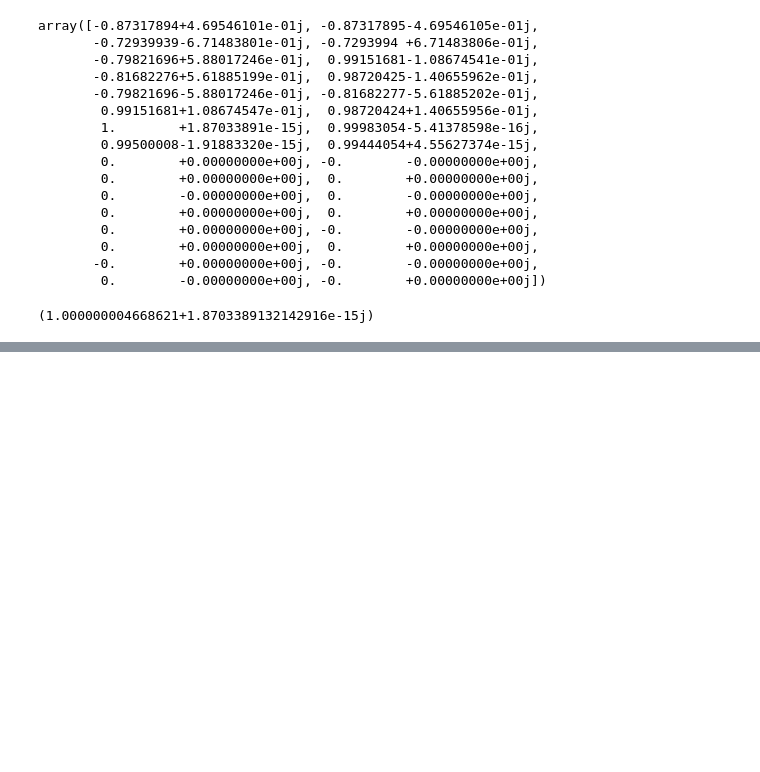
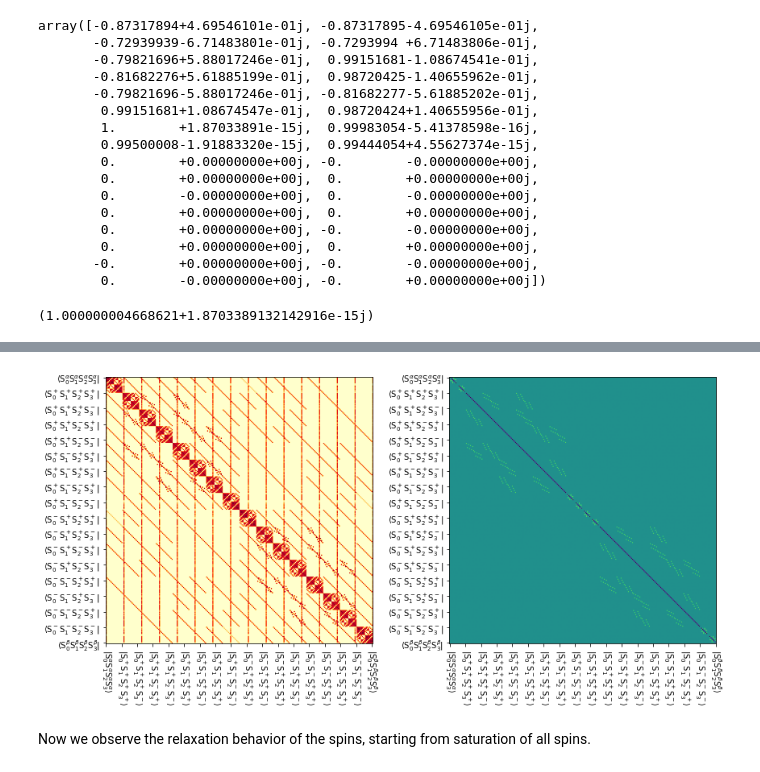
Before and after one commit to alsinmr/SLEEPY_tutorial, a Jupyter notebook: Chapters/Chapter3/Ch3_T1_NOE.ipynb, the cells around one changed output, grey strips where cells are left out. Drawn from its saved outputs; the diff is of its cells as text; code cells hidden in the pictures; blank space fills up the shorter version.

```diff
--- a/Chapters/Chapter3/Ch3_T1_NOE.ipynb
+++ b/Chapters/Chapter3/Ch3_T1_NOE.ipynb
@@ -116,0 +135,12 @@ U._eig[0][0][12]
+# %%
+ex=sl.ExpSys(700,Nucs=['13C','1H','1H','1H'],LF=True,vr=0,pwdavg=2)
+tetra=np.arccos(-1/3)
+dHC=0.109
+dHH=2*dHC*np.sin(np.pi-tetra)*np.sin(np.pi/3)
+deltaHC=sl.Tools.dipole_coupling(dHC,'1H','13C')
+deltaHH=sl.Tools.dipole_coupling(dHH,'1H','1H')
+ex.set_inter('CSA',i=0,delta=50,euler=[0,np.pi/2,0])
+for k in range(1,4):
+    ex.set_inter('dipole',i0=0,i1=k,delta=deltaHC,euler=[0,np.pi-tetra,(k-1)*2*np.pi/3])
+    for j in range(k+1,4):
+        ex.set_inter('dipole',i0=k,i1=j,delta=deltaHH,euler=[0,np.pi/2,2*np.pi*(5/12+2/3*(k-3))])
@@ -116,0 +151,4 @@ U._eig[0][0][12]
+# %%
+L=ex.Liouvillian()
+L.add_SpinEx([1,2,3],tc=30e-12)
+_=L.add_relax('DynamicThermal')
@@ -116,0 +159,9 @@ U._eig[0][0][12]
+# %%
+fig,ax=plt.subplots(1,2,figsize=[12,7])
+L.plot(ax=ax[0],colorbar=False)
+L.plot('Lrelax',mode='re',ax=ax[1],colorbar=False)
+fig.tight_layout()
+# %% [output]
+[figure, added]
+# %% [markdown]
+Now we observe the relaxation behavior of the spins, starting from saturation of all spins.
```
Also changed, not shown: parts of 21 cells of this notebook, 1 other file.
